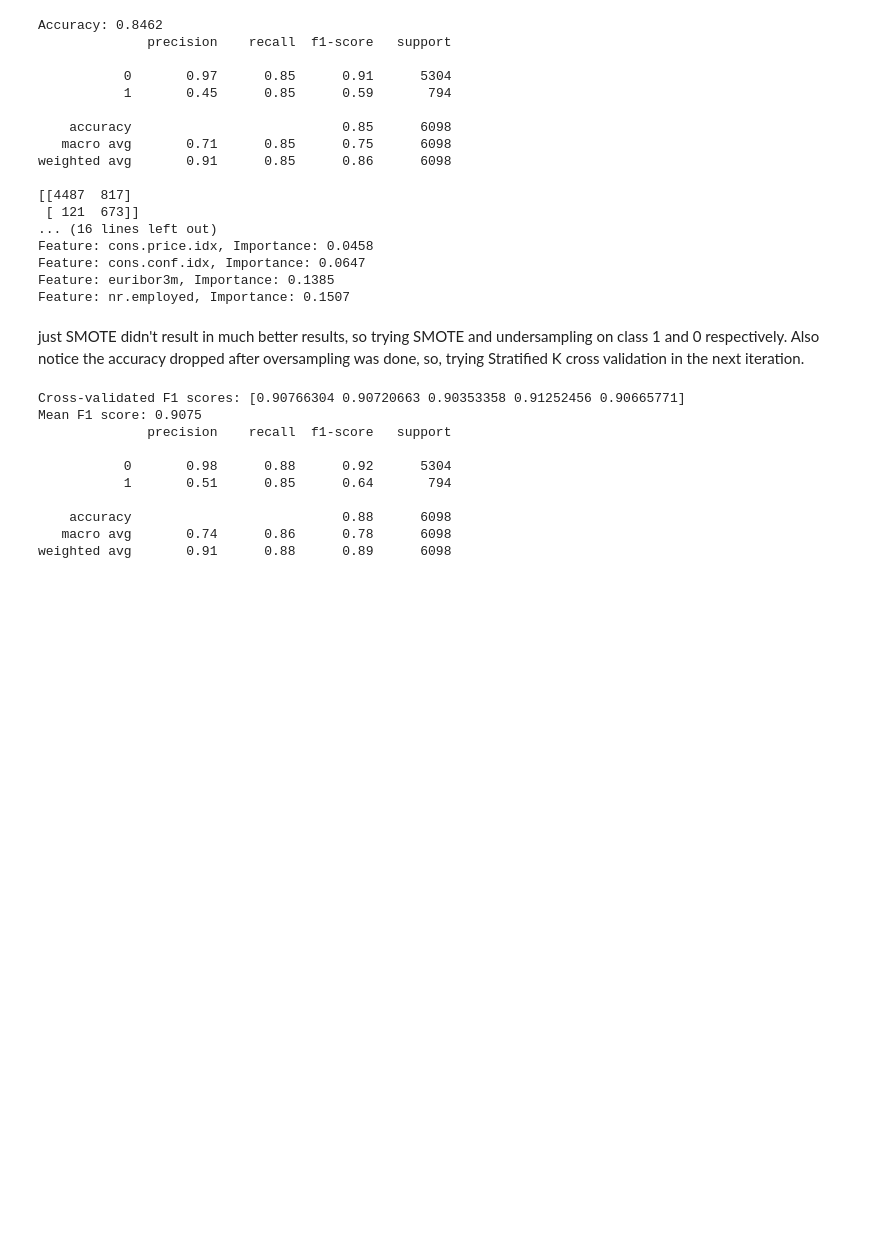
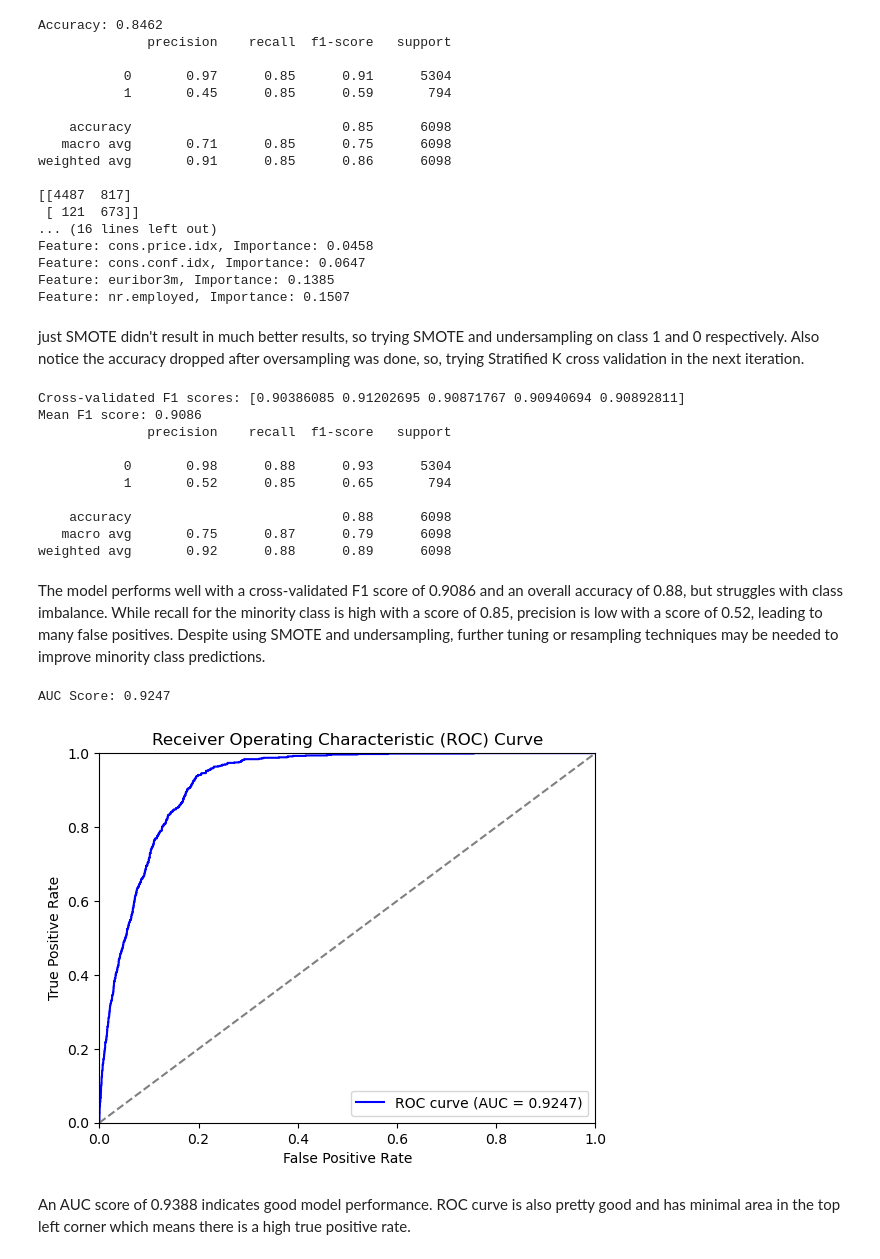
Before and after one commit to Amoghavarsha-Rao/ML-DA-Projects, a Jupyter notebook: bank_classification.ipynb, the cells around one changed output. Saved outputs shown, nothing was run; the diff lists cells and outputs as text; code cells hidden in the pictures; blank space fills up the shorter version.

```diff
--- a/bank_classification.ipynb
+++ b/bank_classification.ipynb
@@ -216,6 +217,8 @@ from imblearn.over_sampling import SMOTE
 
 X = excel_df.drop(columns=['y']) #Dropping all columns except for y
 y = excel_df['y']
+
+le = LabelEncoder()
 
 categorical_columns = ['job', 'marital', 'education', 'default', 'housing', 'loan', 'contact', 'month', 'day_of_week', 'poutcome']
 #Performing label encoding on the categorical variables
@@ -266,6 +269,8 @@ Feature: nr.employed, Importance: 0.1507
 # %% [markdown]
 just SMOTE didn't result in much better results, so trying SMOTE and undersampling on class 1 and 0 respectively. Also notice the accuracy dropped after oversampling was done, so, trying Stratified K cross validation in the next iteration.
 # %%
+# Random Forest Classification but with both oversampling and undersampling, with cross validation using Stratified K-Fold method
+
 from imblearn.over_sampling import SMOTE, ADASYN
 from imblearn.under_sampling import RandomUnderSampler
 from imblearn.pipeline import Pipeline
@@ -307,13 +312,45 @@ model.fit(X_resampled, y_resampled)
 predictions = model.predict(X_test)
 print(classification_report(y_test, predictions))
 # %% [output]
-Cross-validated F1 scores: [0.90766304 0.90720663 0.90353358 0.91252456 0.90665771]
-Mean F1 score: 0.9075
+Cross-validated F1 scores: [0.90386085 0.91202695 0.90871767 0.90940694 0.90892811]
+Mean F1 score: 0.9086
               precision    recall  f1-score   support
 
-           0       0.98      0.88      0.92      5304
-           1       0.51      0.85      0.64       794
+           0       0.98      0.88      0.93      5304
+           1       0.52      0.85      0.65       794
 
     accuracy                           0.88      6098
-   macro avg       0.74      0.86      0.78      6098
-weighted avg       0.91      0.88      0.89      6098
+   macro avg       0.75      0.87      0.79      6098
+weighted avg       0.92      0.88      0.89      6098
+# %% [markdown]
+The model performs well with a cross-validated F1 score of 0.9086 and an overall accuracy of 0.88, but struggles with class imbalance. While recall for the minority class is high with a score of 0.85, precision is low with a score of 0.52, leading to many false positives. Despite using SMOTE and undersampling, further tuning or resampling techniques may be needed to improve minority class predictions.
+# %%
+from sklearn.metrics import roc_curve, roc_auc_score
+import matplotlib.pyplot as plt
+
+#calculating probabilities for each class separately
+y_proba = model.predict_proba(X_test)[:, 1]
+
+#computing ROC curve
+fpr, tpr, thresholds = roc_curve(y_test, y_proba)
+
+#computing AUC score
+auc_score = roc_auc_score(y_test, y_proba)
+print(f"AUC Score: {auc_score:.4f}")
+
+#plotting ROC
+plt.figure()
+plt.plot(fpr, tpr, color='blue', label=f'ROC curve (AUC = {auc_score:.4f})')
+plt.plot([0, 1], [0, 1], color='gray', linestyle='--')
+plt.xlim([0.0, 1.0])
+plt.ylim([0.0, 1.0])
+plt.xlabel('False Positive Rate')
+plt.ylabel('True Positive Rate')
+plt.title('Receiver Operating Characteristic (ROC) Curve')
+plt.legend(loc="lower right")
+plt.show()
+# %% [output]
+AUC Score: 0.9247
+[figure, added]
+# %% [markdown]
+An AUC score of 0.9388 indicates good model performance. ROC curve is also pretty good and has minimal area in the top left corner which means there is a high true positive rate.
```
Also changed, not shown: parts of 5 cells of this notebook.
